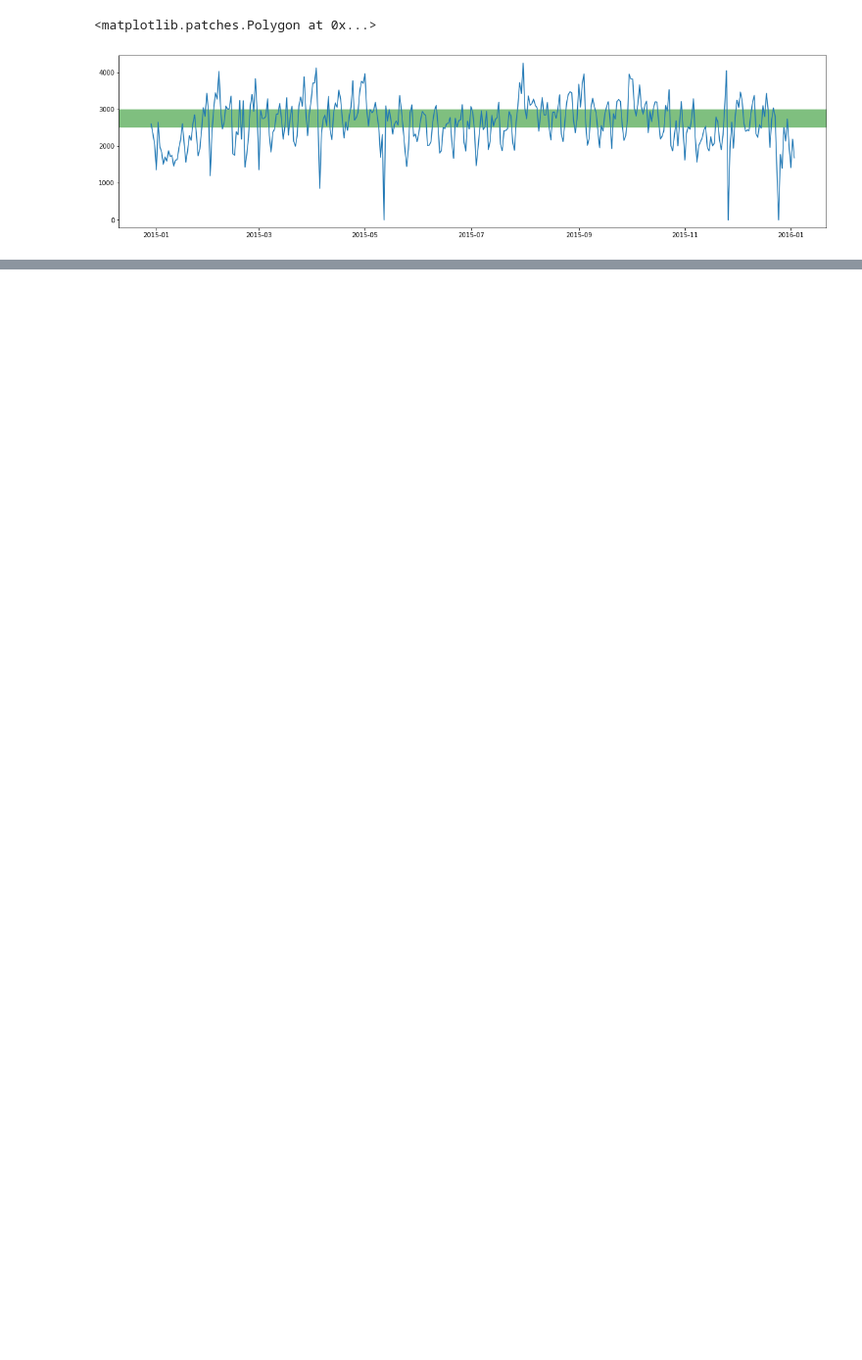
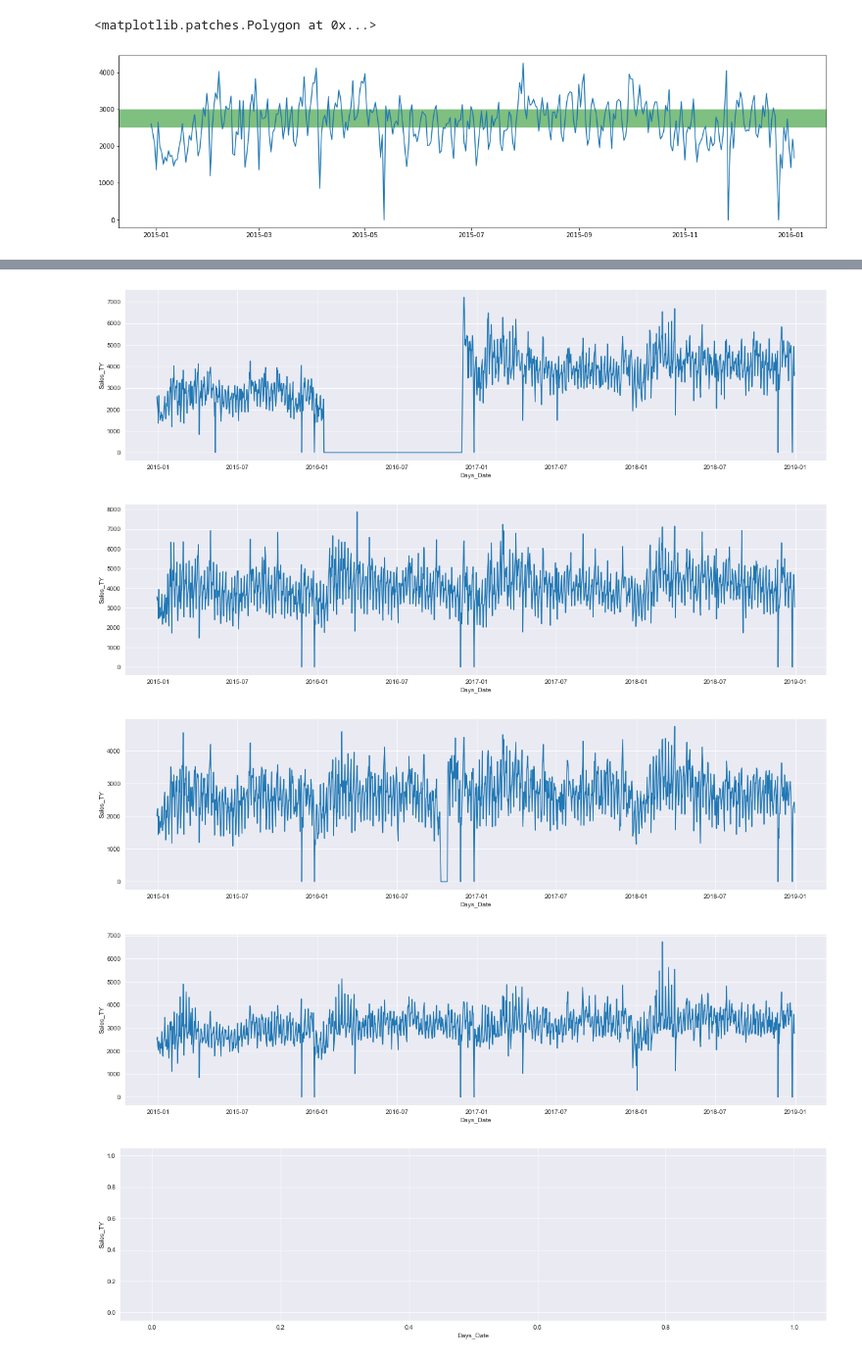
Before and after one commit to will4865/Inspire-Brands-Case-Study, a Jupyter notebook: technical-case-study.ipynb, the cells around one changed output, grey strips where cells are left out. Shown at 98% size. Saved outputs shown, nothing was run; the diff lists cells and outputs as text; code cells hidden in the pictures; blank space fills up the shorter version.

```diff
--- a/technical-case-study.ipynb
+++ b/technical-case-study.ipynb
@@ -768,0 +928,12 @@ TypeError: axvspan() missing 1 required positional argument: 'xmax'
+# %%
+for x in np.arange(1,6):
+    plt.figure(figsize = (20,5))
+    sns.lineplot(arg_sales.loc[arg_sales['Rest_Number'] == x]['Days_Date'],
+             arg_sales.loc[arg_sales['Rest_Number'] == x]['Sales_TY'])
+    plt.show()
+# %% [output]
+[figure, added]
+[figure, added]
+[figure, added]
+[figure, added]
+[figure, added]
```
Also changed, not shown: parts of 19 cells of this notebook.
